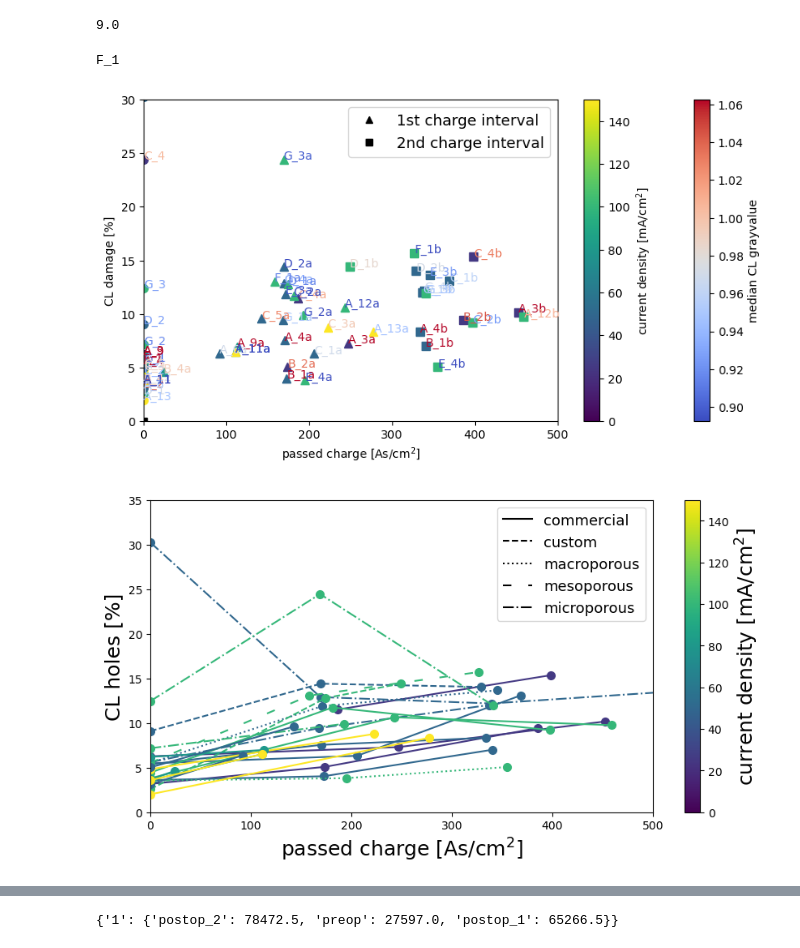
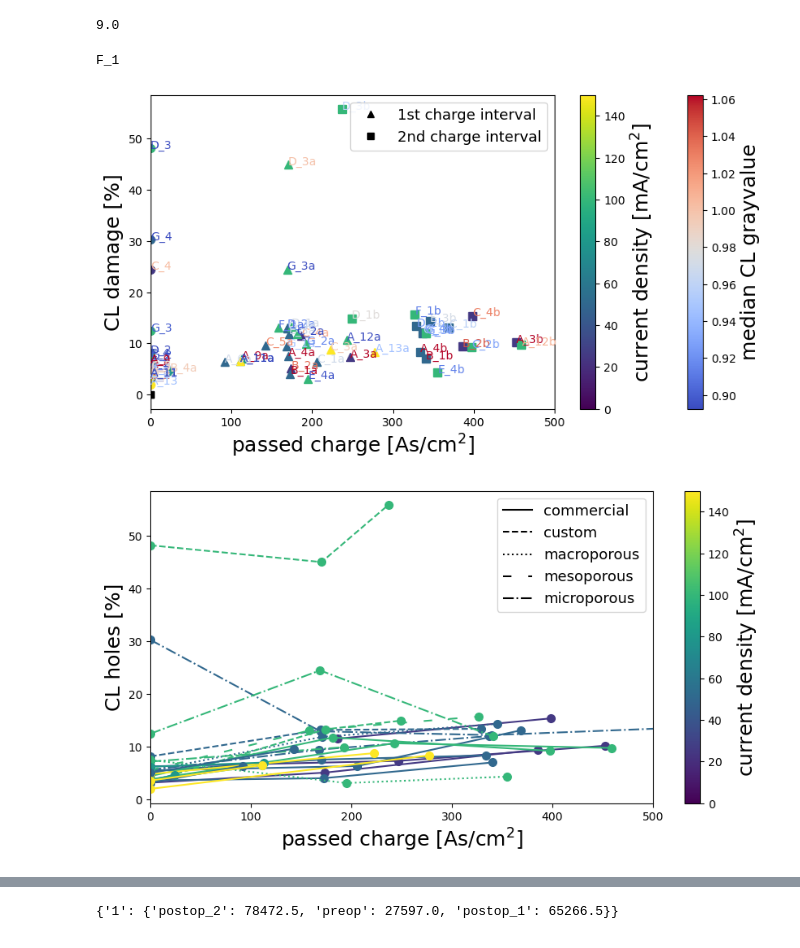
Before and after one commit to Pescatore23/coely_postmortem, a Jupyter notebook: CL_damage.ipynb, the cells around one changed output, grey strips where cells are left out. Saved outputs shown, nothing was run; the diff lists cells and outputs as text; code cells hidden in the pictures.

```diff
--- a/CL_damage.ipynb
+++ b/CL_damage.ipynb
@@ -203,7 +203,7 @@ current_25 = ['A_3', 'B_2', 'C_4']
 current_50 = ['A_4', 'B_1', 'C_1', 'D_2', 'E_3', 'G_1', 'G_4']
 current_50_special = ['A_6', 'C_5']
 current_80_special = ['A_11', 'A_9', 'B_4']
-current_100 = ['A_12', 'C_2', 'D_1', 'E_4', 'G_2', 'G_3', 'F_1']
+current_100 = ['A_12', 'C_2', 'D_1', 'E_4', 'G_2', 'G_3', 'F_1', 'D_3']
 current_150 = ['C_3']#, 'Z_4'] # Z_4 pretty damaged during assembly
 current_high_special = ['A_13', 'A_11']
 # %%
@@ -678,35 +678,35 @@ i = 0
 for ab in current_50_special:
     plot_damage_vs_charge(ab,50, norm, ax, norm2, cmap, cmap2)
     # plot_damage_vs_charge_v2(ab,50, norm, ax, norm2, cmap, cmap2)
     i = i+1
 i = 0
 for ab in current_high_special:
     plot_damage_vs_charge(ab,250,norm, ax, norm2, cmap, cmap2)
     # plot_damage_vs_charge_v2(ab,250,norm, ax, norm2, cmap, cmap2)
     i = i+1
 # plt.legend()
 ax.set_xlabel('passed charge [As/cm$^2$]')
 # plt.ylabel('Q [As/cm2]')
 ax.set_ylabel('CL damage [%]')
 fig.colorbar(plt.cm.ScalarMappable(norm=norm2, cmap=cmap2),
              ax=ax, label='median CL grayvalue')
 fig.colorbar(plt.cm.ScalarMappable(norm=norm, cmap=cmap),
              ax=ax, label='current density [mA/cm$^2$]')
 
 
 
 # plt.ylim(0)
 m0 = 0.0155
 # linear(m0,5, label = 'initial charge-damage relation')
-plt.ylim(0,30)
+# plt.ylim(0,30)
 plt.xlim(0,500)
 plt.rc('legend', fontsize=13) #fontsize of the legend
 plt.legend()
 plt.rc('axes', labelsize=18) #fontsize of the x and y labels
 # plt.savefig('/mpc/homes/fische_r/paper/07-coely-postmortem/sketch_images/charge_damage_with_tomcat.pdf', bbox_inches='tight')
 # %% [output]
 F_1
-[figure, old version]
+[figure, new version]
 # %%
 norm = Normalize(vmin=0,vmax=150)
 d = 0.0075
@@ -784,14 +784,14 @@ ax.plot(np.nan, np.nan, '-.', color='k', label='microporous')
 # plt.ylim(0)
 m0 = 0.0155
 # linear(m0,5, label = 'initial charge-damage relation')
-plt.ylim(0,35)
+# plt.ylim(0,35)
 plt.xlim(0,500)
 # plt.rc('legend', fontsize=13) #fontsize of the legend
 plt.legend()
 plt.rc('axes', labelsize=18) #fontsize of the x and y labels
 plt.savefig('/mpc/homes/fische_r/paper/07-coely-postmortem/sketch_images/charge_damage_ABCDEFGZ.svg', bbox_inches='tight', dpi=100)
 # %% [output]
-[figure, old version]
+[figure, new version]
 # %%
 norm = Normalize(vmin=0,vmax=150)
 d = 0.0075
```
Also changed, not shown: parts of 5 cells of this notebook, 1 other file.
